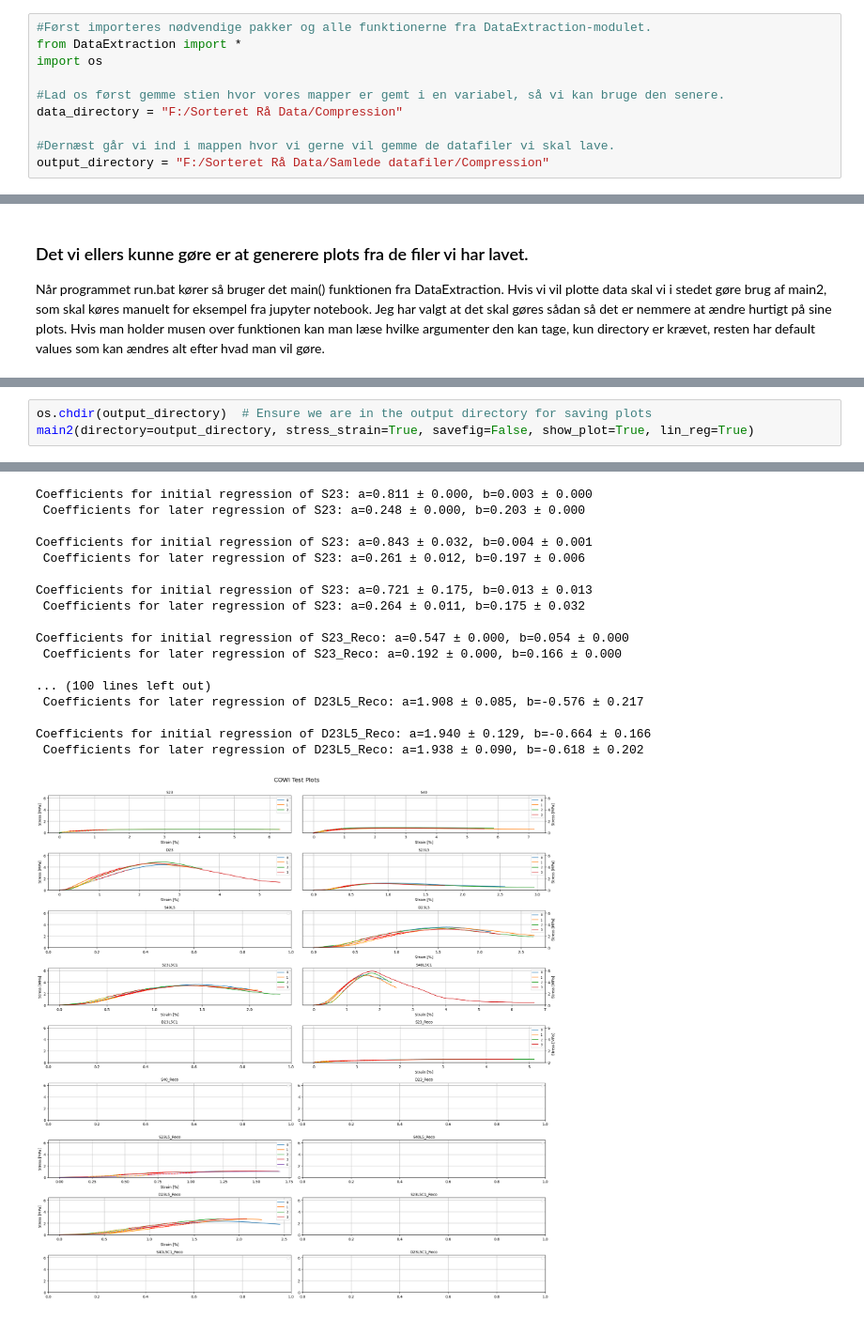
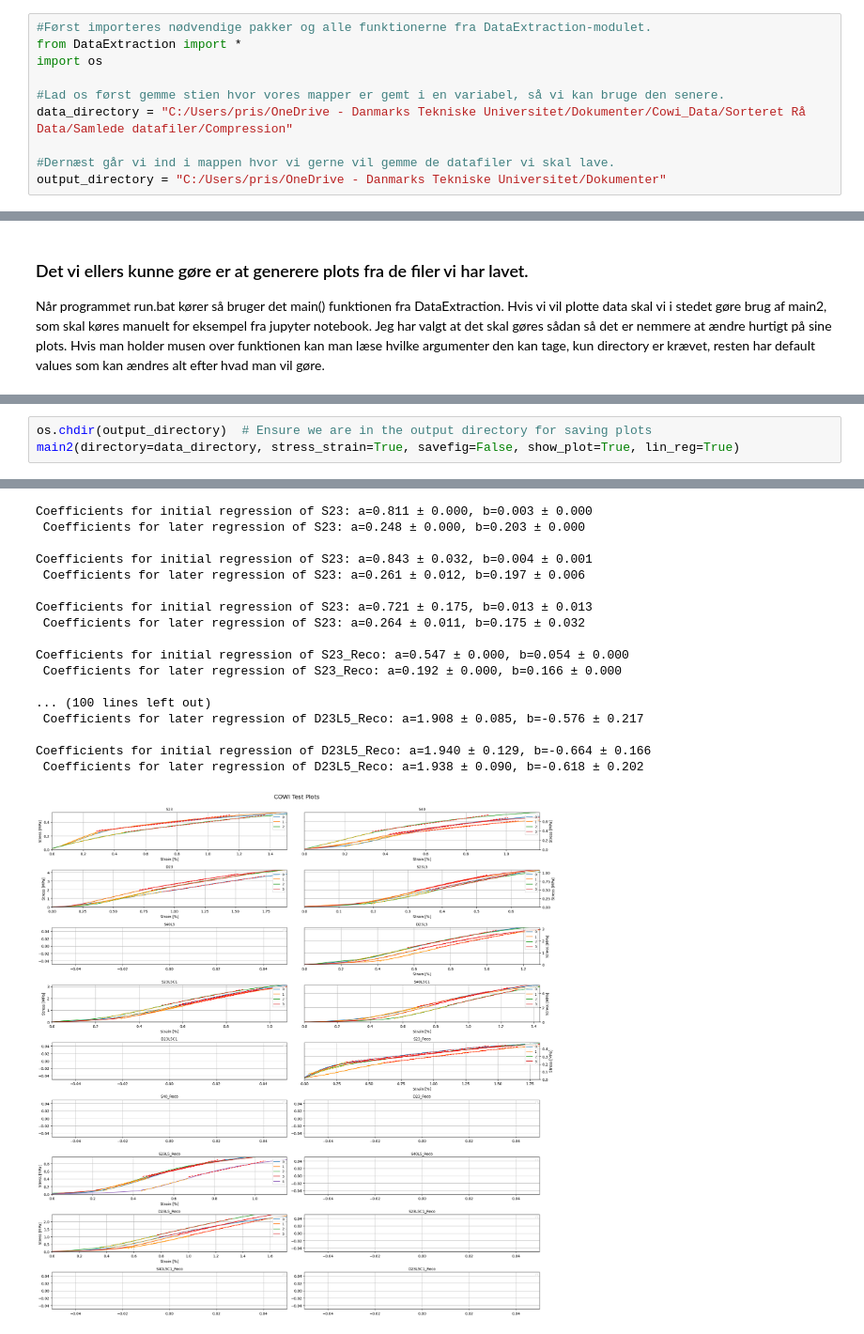
Before and after one commit to KnatteFnatte/cowi_data_extraction, a Jupyter notebook: Eksempel.ipynb, the cells around one changed output, grey strips where cells are left out. Shown at 94% size. Saved outputs shown, nothing was run; the diff lists cells and outputs as text.

```diff
--- a/Eksempel.ipynb
+++ b/Eksempel.ipynb
@@ -15,8 +15,8 @@ from DataExtraction import *
 import os
 
 #Lad os først gemme stien hvor vores mapper er gemt i en variabel, så vi kan bruge den senere.
-data_directory = "F:/Sorteret Rå Data/Compression"
+data_directory = "C:/Users/pris/OneDrive - Danmarks Tekniske Universitet/Dokumenter/Cowi_Data/Sorteret Rå Data/Samlede datafiler/Compression"
 
 #Dernæst går vi ind i mappen hvor vi gerne vil gemme de datafiler vi skal lave.
-output_directory = "F:/Sorteret Rå Data/Samlede datafiler/Compression"
+output_directory = "C:/Users/pris/OneDrive - Danmarks Tekniske Universitet/Dokumenter"
 # %%
@@ -77,25 +66,25 @@ Saved figure as compression_test_plots.png
 ![image.png](attachment:image.png)
 # %%
 os.chdir(output_directory)  # Ensure we are in the output directory for saving plots
-main2(directory=output_directory, stress_strain=True, savefig=False, show_plot=True, lin_reg=True)
+main2(directory=data_directory, stress_strain=True, savefig=False, show_plot=True, lin_reg=True)
 # %% [output]
 Found 10 files in the target directory. Processing...
 Linear regression failed for file ERS_S15_W15.8_L5_Cu28-C23_Reco-W17.2.csv.
 Coefficients for initial regression of S23: a=0.811 ± 0.000, b=0.003 ± 0.000
  Coefficients for later regression of S23: a=0.248 ± 0.000, b=0.203 ± 0.000
 
 Coefficients for initial regression of S23: a=0.843 ± 0.032, b=0.004 ± 0.001
  Coefficients for later regression of S23: a=0.261 ± 0.012, b=0.197 ± 0.006
 
 Coefficients for initial regression of S23: a=0.721 ± 0.175, b=0.013 ± 0.013
  Coefficients for later regression of S23: a=0.264 ± 0.011, b=0.175 ± 0.032
 
 Coefficients for initial regression of S23_Reco: a=0.547 ± 0.000, b=0.054 ± 0.000
  Coefficients for later regression of S23_Reco: a=0.192 ± 0.000, b=0.166 ± 0.000
 
 ... (100 lines left out)
  Coefficients for later regression of D23L5_Reco: a=1.908 ± 0.085, b=-0.576 ± 0.217
 
 Coefficients for initial regression of D23L5_Reco: a=1.940 ± 0.129, b=-0.664 ± 0.166
  Coefficients for later regression of D23L5_Reco: a=1.938 ± 0.090, b=-0.618 ± 0.202
-[figure, old version]
+[figure, new version]
```
Also changed, not shown: parts of 3 cells of this notebook, 1 other file.
